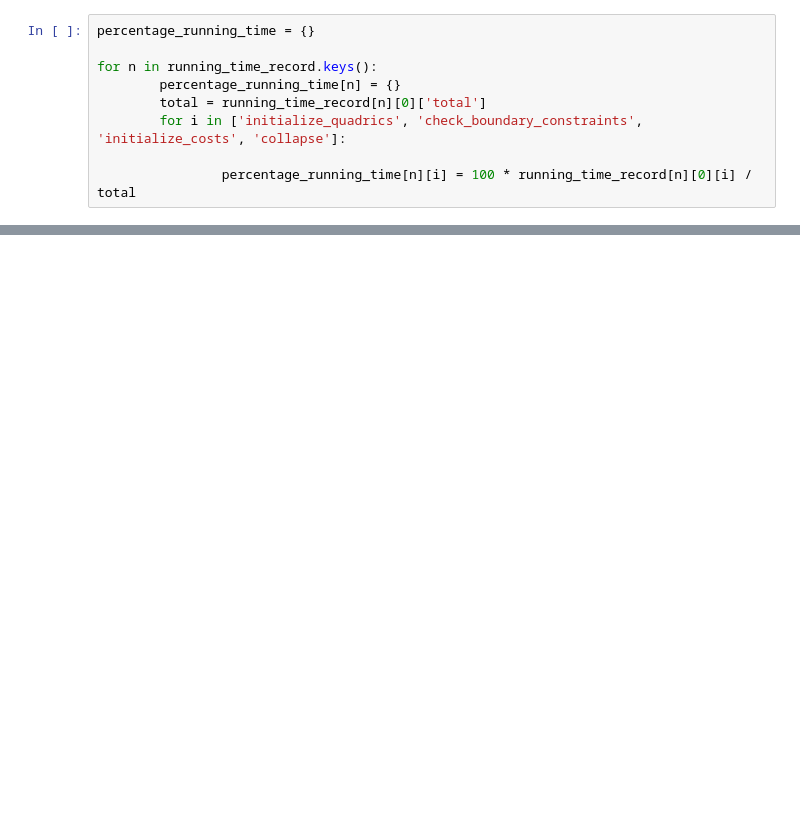
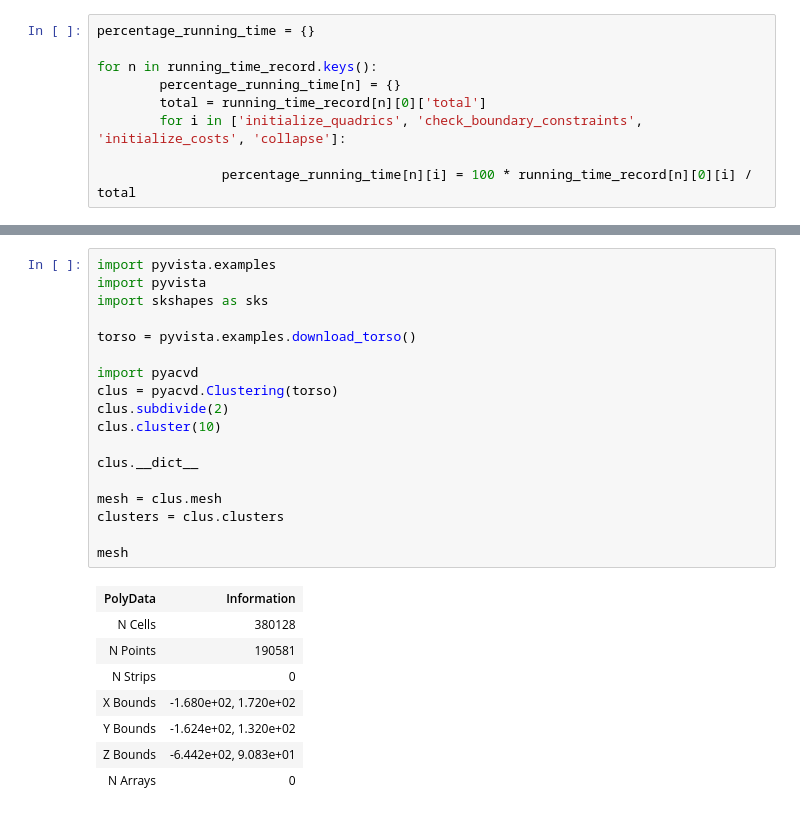
Before and after one commit to scikit-shapes/scikit-shapes, a Jupyter notebook: example.ipynb, the cells around one changed output, grey strips where cells are left out. Drawn from its saved outputs; the diff is of its cells as text; blank space fills up the shorter version.

```diff
--- a/example.ipynb
+++ b/example.ipynb
@@ -1821,0 +1831,27 @@ array([ 1,  1,  2,  4,  5,  7,  7,  7,  9, 11, 13, 13, 13, 15, 20, 25, 26,
+# %%
+import pyvista.examples
+import pyvista
+import skshapes as sks
+
+torso = pyvista.examples.download_torso()
+
+import pyacvd
+clus = pyacvd.Clustering(torso)
+clus.subdivide(2)
+clus.cluster(10)
+
+clus.__dict__
+
+mesh = clus.mesh
+clusters = clus.clusters
+
+mesh
+# %% [output]
+| PolyData | Information |
+| N Cells | 380128 |
+| N Points | 190581 |
+| N Strips | 0 |
+| X Bounds | -1.680e+02, 1.720e+02 |
+| Y Bounds | -1.624e+02, 1.320e+02 |
+| Z Bounds | -6.442e+02, 9.083e+01 |
+| N Arrays | 0 |
```
Also changed, not shown: parts of 23 cells of this notebook, 9 other files.
